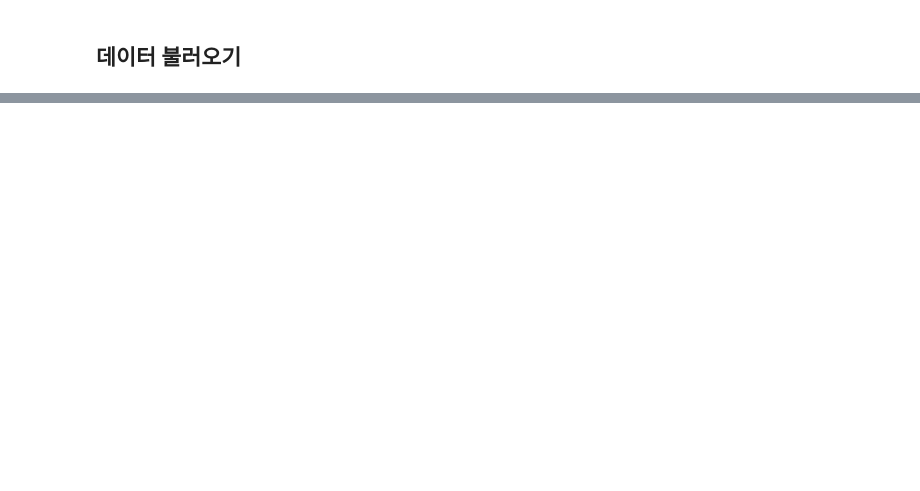
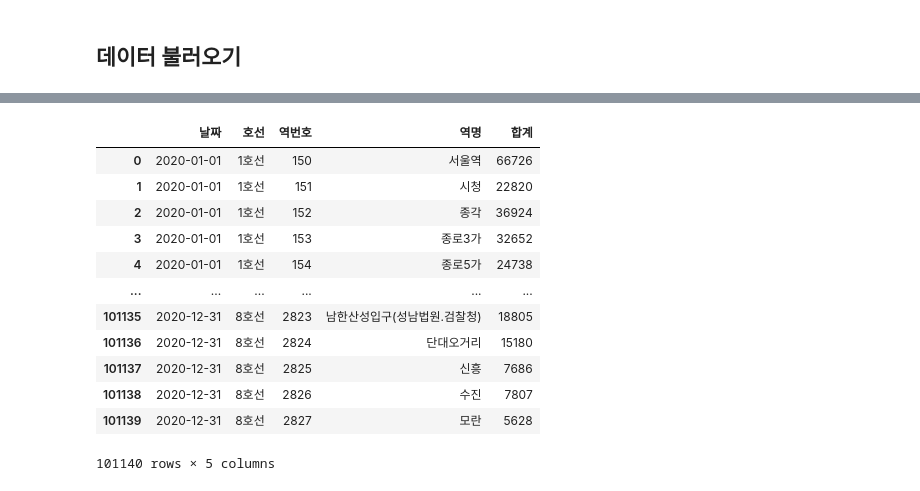
Before and after one commit to SeungyounShin/DGU-DataAnalysis, a Jupyter notebook: hyemin-station.ipynb, the cells around one changed output, grey strips where cells are left out. Cells and saved outputs as stored; diff of their text form; code cells hidden in the pictures; blank space fills up the shorter version.

```diff
--- a/hyemin-station.ipynb
+++ b/hyemin-station.ipynb
@@ -13,0 +50,20 @@ subway2021 = pd.read_csv('./subway.csv', encoding='cp949')
+# %%
+# 승차+하차 계산
+pre2020 = subway2020.iloc[:, [0, 1, 2, 3, 4, -1]].copy()
+pre2020['날짜'] = pre2020['날짜'].apply(lambda x : pd.to_datetime(str(x), format="%Y-%m-%d")) # datetime object로 바꾸기
+pre2020 = pre2020.groupby(['날짜', '호선', '역번호', '역명'], as_index=False).sum()
+pre2020
+# %% [output]
+|  | 날짜 | 호선 | 역번호 | 역명 | 합계 |
+| 0 | 2020-01-01 | 1호선 | 150 | 서울역 | 66726 |
+| 1 | 2020-01-01 | 1호선 | 151 | 시청 | 22820 |
+| 2 | 2020-01-01 | 1호선 | 152 | 종각 | 36924 |
+| 3 | 2020-01-01 | 1호선 | 153 | 종로3가 | 32652 |
+| 4 | 2020-01-01 | 1호선 | 154 | 종로5가 | 24738 |
+| ... | ... | ... | ... | ... | ... |
+| 101135 | 2020-12-31 | 8호선 | 2823 | 남한산성입구(성남법원.검찰청) | 18805 |
+| 101136 | 2020-12-31 | 8호선 | 2824 | 단대오거리 | 15180 |
+| 101137 | 2020-12-31 | 8호선 | 2825 | 신흥 | 7686 |
+| 101138 | 2020-12-31 | 8호선 | 2826 | 수진 | 7807 |
+| 101139 | 2020-12-31 | 8호선 | 2827 | 모란 | 5628 |
+101140 rows × 5 columns
```
Also changed, not shown: parts of 19 cells of this notebook.
